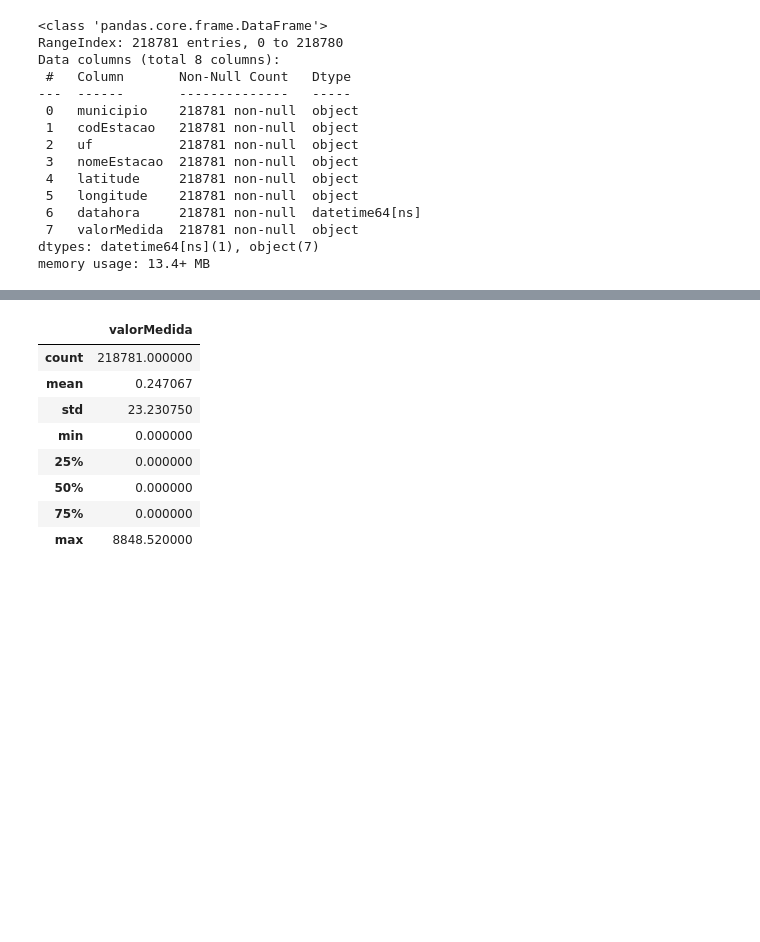
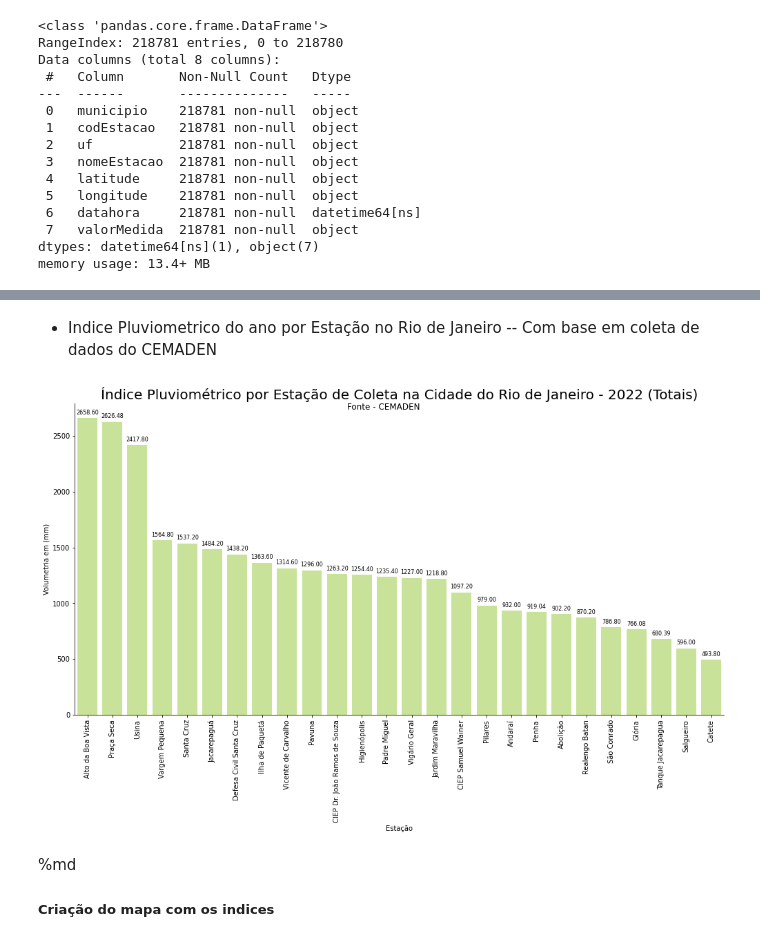
Before and after one commit to CyberBantu/Analise_1746_Dados_Marginais, a Jupyter notebook: RJ_indice_pluviometrico.ipynb, the cells around one changed output, grey strips where cells are left out. Cells and saved outputs as stored; diff of their text form; code cells hidden in the pictures; blank space fills up the shorter version.

```diff
--- a/RJ_indice_pluviometrico.ipynb
+++ b/RJ_indice_pluviometrico.ipynb
@@ -150,3 +246,0 @@ print(inf, sup)
-# %%
-estacao = estacao[(estacao['valorMedida'] > inf) & (estacao['valorMedida'] < sup)]
-estacao
@@ -167,12 +247,31 @@ estacao
-# %%
-estacao.describe()
-# %% [output]
-|  | valorMedida |
-| count | 218781.000000 |
-| mean | 0.247067 |
-| std | 23.230750 |
-| min | 0.000000 |
-| 25% | 0.000000 |
-| 50% | 0.000000 |
-| 75% | 0.000000 |
-| max | 8848.520000 |
+# %% [markdown]
+* Indice Pluviometrico do ano por Estação no Rio de Janeiro
+-- Com base em coleta de dados do CEMADEN
+# %%
+# Plotando o grafico de Indice por ano
+g1_estacao = sns.catplot(data = estacao,
+            kind = 'bar',
+            y = 'valorMedida',
+            x = "nomeEstacao",
+            height=7, # altura da figura em polegadas
+            aspect=2, # largura da figura em relação à altura,
+            color = '#ccee8d',
+            order=estacao.sort_values('valorMedida', ascending = False)['nomeEstacao']
+            )
+plt.xticks(rotation = 90)
+plt.xlabel('Estação')
+plt.ylabel('Volumetria em (mm)')
+plt.title('Índice Pluviométrico por Estação de Coleta na Cidade do Rio de Janeiro - 2022 (Totais)', size = 20)
+plt.suptitle('Fonte - CEMADEN')
+
+# Criando os rotulos para o Grafico
+for i, bar in enumerate(g1_estacao.ax.patches):
+    g1_estacao.ax.annotate(format(bar.get_height(), '.2f'),
+                   (bar.get_x() + bar.get_width() / 2., bar.get_height()),
+                   ha='center', va='center', fontsize=8, color='black', xytext=(0, 8),
+                   textcoords='offset points')
+# %% [output]
+[figure, added]
+# %% [markdown]
+%md
+##### Criação do mapa com os indices
```
Also changed, not shown: parts of 26 cells of this notebook.
